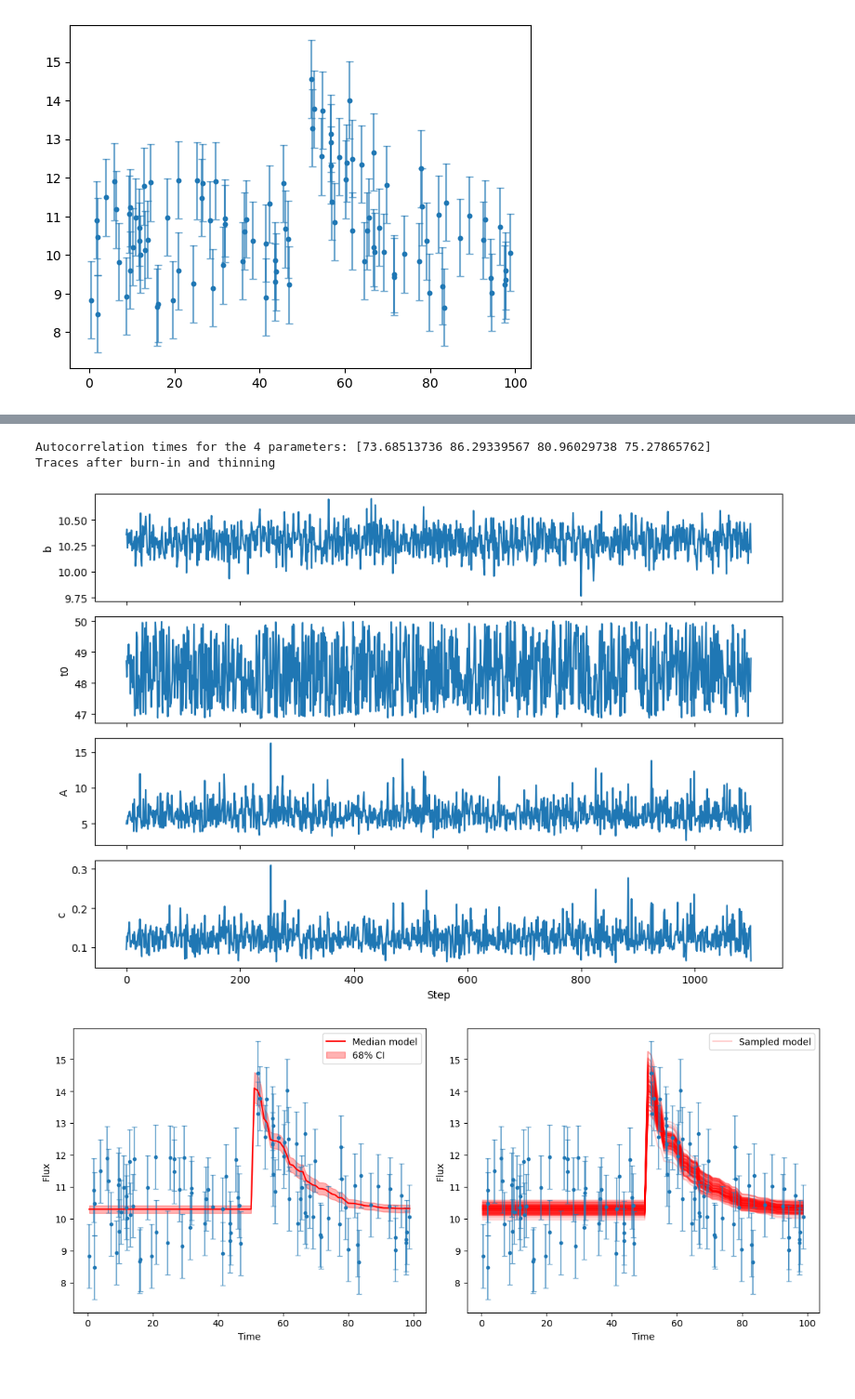
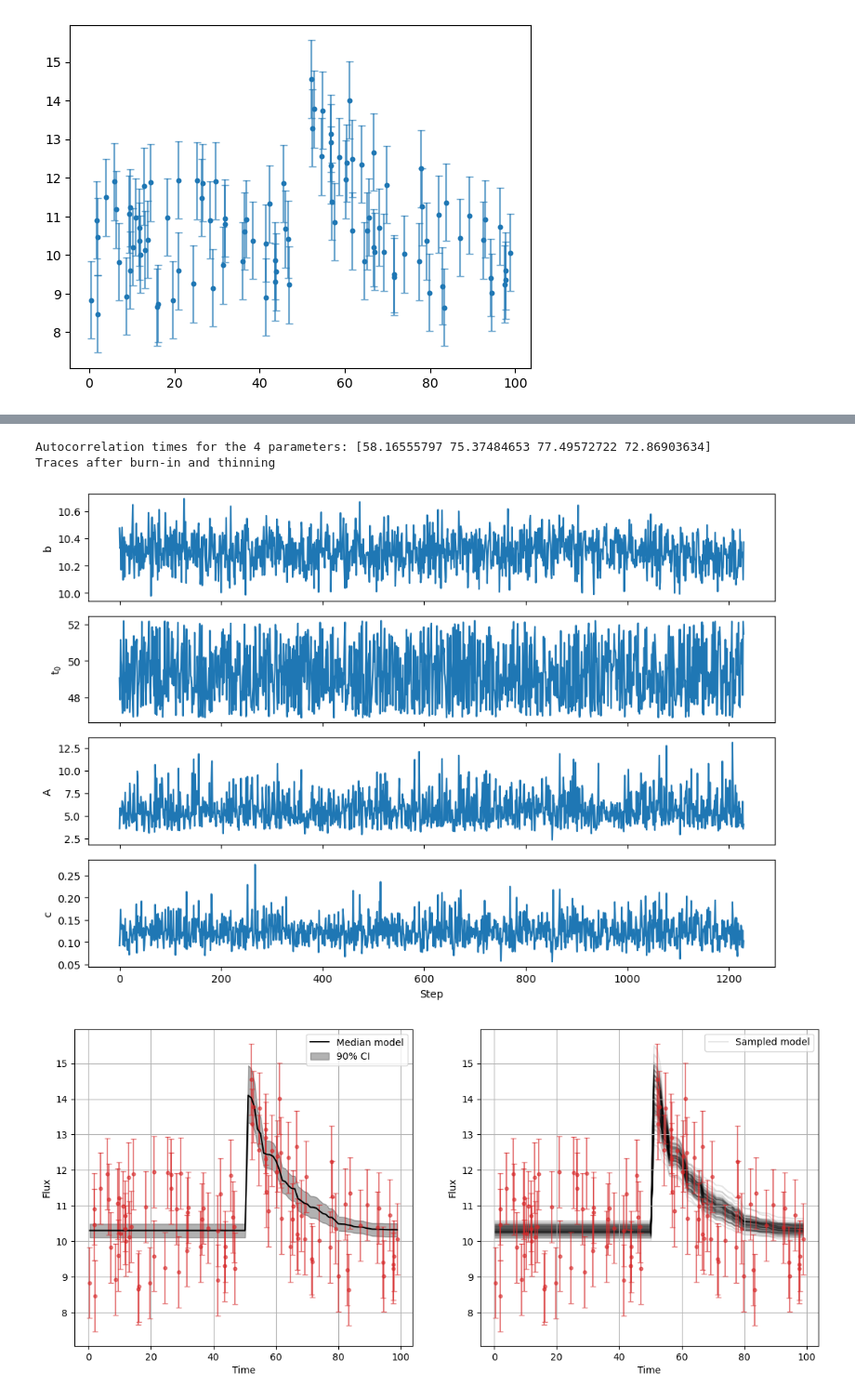
Before and after one commit to NiccoManto01/ilovegit, a Jupyter notebook: Lezioni/Lezione_11/TransUniv.ipynb, the cells around one changed output, grey strips where cells are left out. Shown at 93% size. Drawn from its saved outputs; the diff is of its cells as text; code cells hidden in the pictures; blank space fills up the shorter version.

```diff
--- a/Lezioni/Lezione_11/TransUniv.ipynb
+++ b/Lezioni/Lezione_11/TransUniv.ipynb
@@ -23,7 +23,7 @@ def model(params, t):
     b, t0, A, c = params
     exponent = -c*(t - t0)
     exponent = np.clip(exponent, -100, 100)  # Prevent overflow
-    f = A * np.exp(exponent)  # (T,)
+    f = A * np.exp(exponent)
     return np.where(t < t0, b, b + f)
 
 
@@ -36,7 +36,7 @@ def LogPrior (params):
     '''if 0<=b<= 50 and 0<=t0<=50 and 0<=A<=100 and -5<=lnc<=5:
         return 0.0
     return -np.inf'''
-    if (0 <= b <= 50 and 0 <= t0 <= 50 and 0 <= A <= 100 and np.e**-5<=c<=np.e**5):
+    if (0 <= b <= 50 and 0 <= t0 <= 100 and 0 <= A <= 50 and np.e**-5<=c<=np.e**5):
         return -np.log(c)  # c_prior where lnc_prior is uniform (-5,5)
     else:
         return -np.inf
@@ -64,7 +64,7 @@ print("Acceptance rates:", acceptance_rates)
 emcee_trace  = sampler.get_chain()
 
 fig1, axes = plt.subplots(ndim, figsize=(10, 7), sharex=True)
-labels = ["b", "t0", "A", "c"]
+labels = ["b", rf"t$_0$", "A", "c"]
 steps = np.arange(nsteps)
 for i in range(ndim):
     axes[i].plot(steps, emcee_trace[:,:, i], alpha=0.3, color = '#1f77b4')
@@ -99,37 +99,36 @@ axes2[-1].set_xlabel("Step")
 plt.tight_layout()
 plt.show()
 # %% [output]
-Autocorrelation times for the 4 parameters: [73.68513736 86.29339567 80.96029738 75.27865762]
+Autocorrelation times for the 4 parameters: [58.16555797 75.37484653 77.49572722 72.86903634]
 Traces after burn-in and thinning
-[figure, old version]
+[figure, new version]
 # %%
-fig3, ax3 = plt.subplots(1, 2, figsize=(12,5))
-ax3[0].errorbar(time, flux, yerr=sigma, fmt='None', markersize=2.8, alpha = 0.6, capsize= 3, zorder =2)
-ax3[0].scatter(time, flux, s=10, zorder = 3)
+fig3, ax3 = plt.subplots(1, 2, figsize=(14,6))
+ax3[0].errorbar(time, flux, yerr=sigma, fmt='.', color = "tab:red", markersize=7, alpha = 0.6, capsize= 3, zorder = 2)
 time_interval = np.linspace(np.min(time), np.max(time), len(time))
 preds = np.array([model(params, time) for params in emcee_trace])
 median = np.median(preds, axis=0)
-lower = np.percentile(preds, 16, axis=0)
-upper = np.percentile(preds, 84, axis=0)
-ax3[0].plot(time_interval, median, color='red', label='Median model', zorder = 2)
-ax3[0].fill_between(time_interval, lower, upper, color='red', alpha=0.3, label='68% CI', zorder = 1)
+lower = np.percentile(preds, 5, axis=0)
+upper = np.percentile(preds, 95, axis=0)
+ax3[0].plot(time_interval, median, color='k', label='Median model', zorder = 2)
+ax3[0].fill_between(time_interval, lower, upper, color='k', alpha=0.3, label='90% CI', zorder = 1)
 ax3[0].set_xlabel("Time")
 ax3[0].set_ylabel("Flux")
 ax3[0].legend()
+ax3[0].grid()
 
 flat_trace = emcee_trace.reshape(-1, emcee_trace.shape[-1])  # shape: (n_samples, n_params)
 sampled_params = flat_trace[np.random.choice(flat_trace.shape[0], size=100, replace=False)]
-ax3[1].errorbar(time, flux, yerr=sigma, fmt='None', markersize=2.8, alpha = 0.6, capsize= 3, zorder = 2)
-ax3[1].scatter(time, flux, s=10, zorder=3)
+ax3[1].errorbar(time, flux, yerr=sigma, fmt='.', color = "tab:red", markersize=7, alpha = 0.6, capsize= 3, zorder = 2)
 subsample = np.array([model(params, time) for params in sampled_params])
 for i in range(100):
-    ax3[1].plot(time_interval, subsample[i], color='red', alpha=0.2, zorder = 1, label='Sampled model' if i == 0 else "")
+    ax3[1].plot(time_interval, subsample[i], color='black', alpha=0.1, zorder = 1, label='Sampled model' if i == 0 else "")
 ax3[1].set_xlabel("Time")
 ax3[1].set_ylabel("Flux")
 ax3[1].legend()
-plt.tight_layout()
+ax3[1].grid()
 # %% [output]
-[figure, old version]
+[figure, new version]
 # %%
 
 print("Posterior distributions")
```
Also changed, not shown: parts of 3 cells of this notebook, 6 other files.
